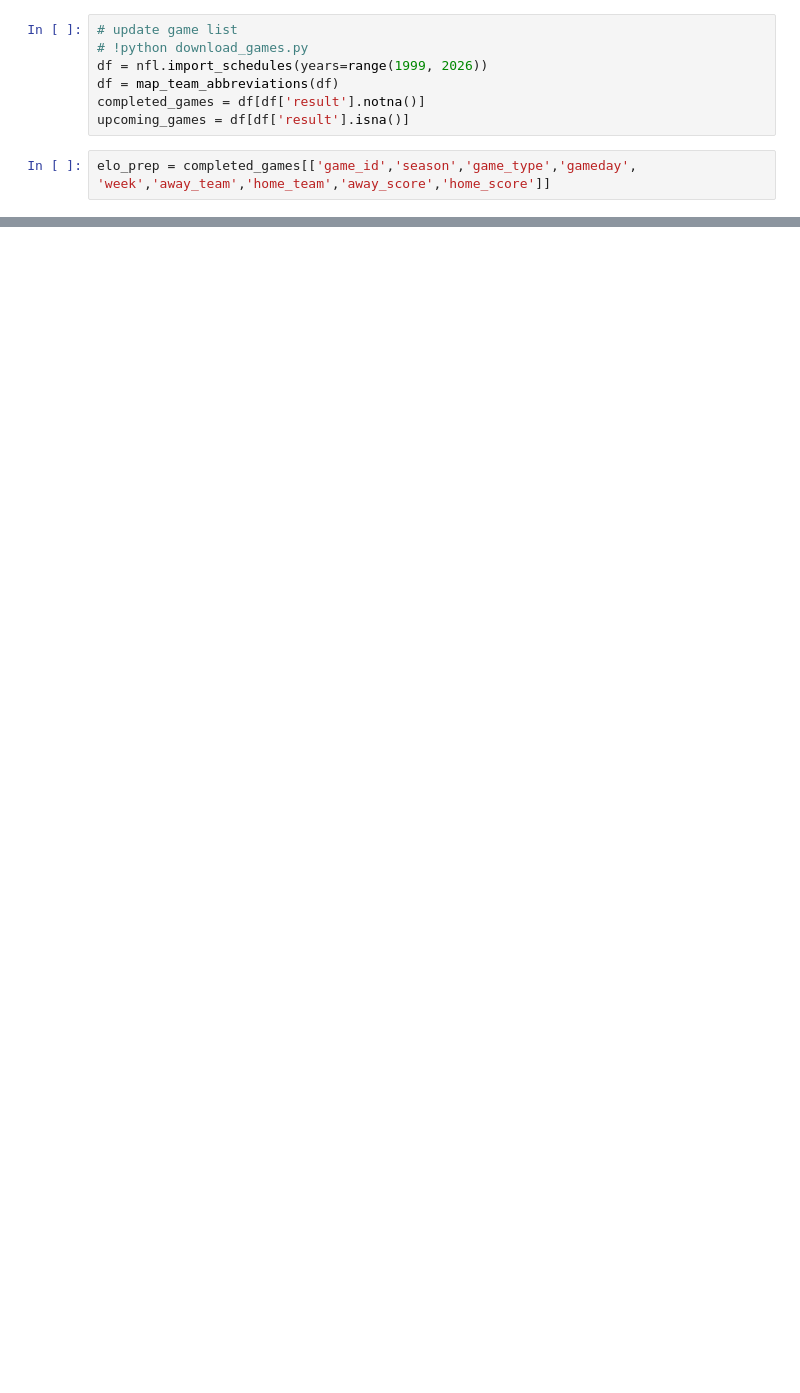
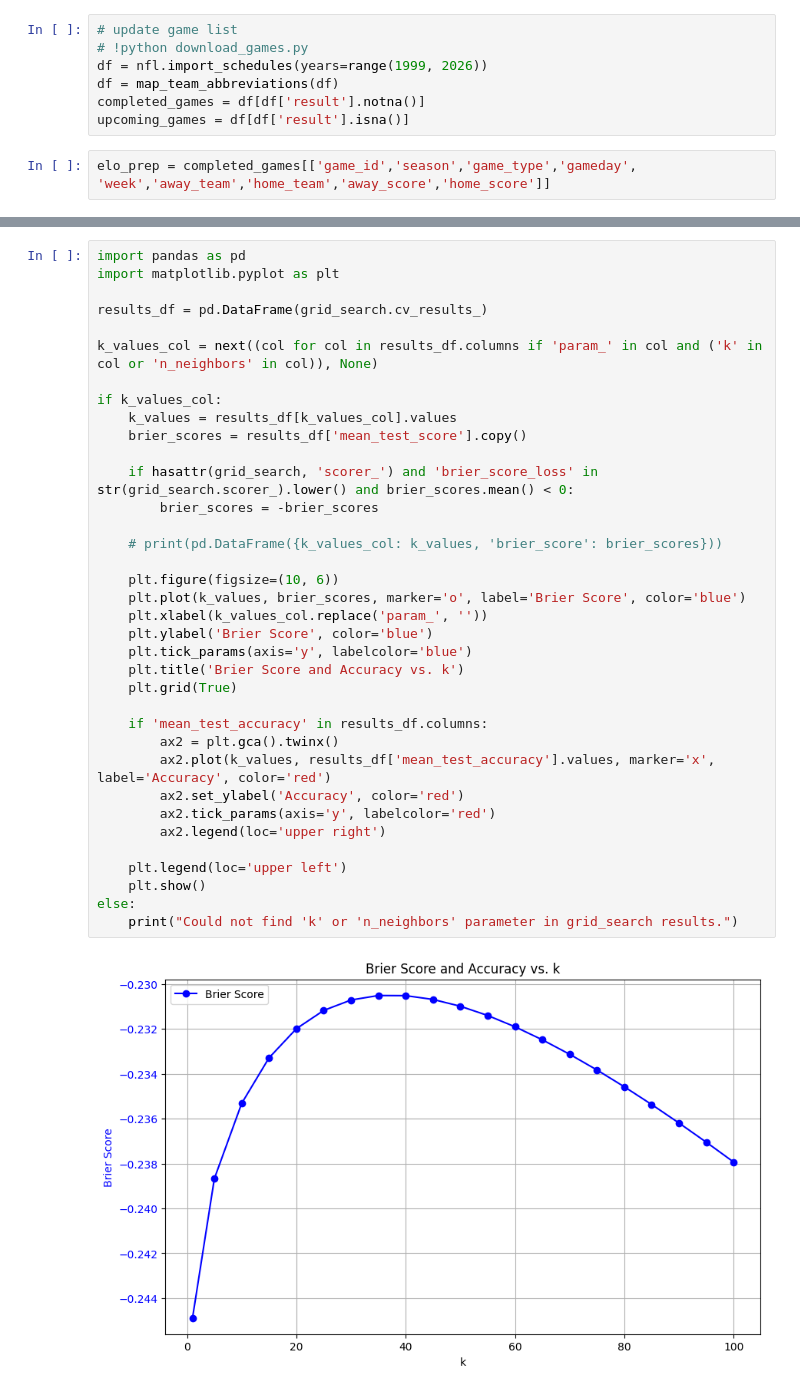
Before and after one commit to mborrus/BorBall, a Jupyter notebook: eda.ipynb, the cells around one changed output, grey strips where cells are left out. Saved outputs shown, nothing was run; the diff lists cells and outputs as text; blank space fills up the shorter version.

```diff
--- a/eda.ipynb
+++ b/eda.ipynb
@@ -153,0 +164,38 @@ print(brier_20, '\n', accuracy_20, '\n', confusion_20)
+# %%
+import pandas as pd
+import matplotlib.pyplot as plt
+
+results_df = pd.DataFrame(grid_search.cv_results_)
+
+k_values_col = next((col for col in results_df.columns if 'param_' in col and ('k' in col or 'n_neighbors' in col)), None)
+
+if k_values_col:
+    k_values = results_df[k_values_col].values
+    brier_scores = results_df['mean_test_score'].copy()
+
+    if hasattr(grid_search, 'scorer_') and 'brier_score_loss' in str(grid_search.scorer_).lower() and brier_scores.mean() < 0:
+        brier_scores = -brier_scores
+
+    # print(pd.DataFrame({k_values_col: k_values, 'brier_score': brier_scores}))
+
+    plt.figure(figsize=(10, 6))
+    plt.plot(k_values, brier_scores, marker='o', label='Brier Score', color='blue')
+    plt.xlabel(k_values_col.replace('param_', ''))
+    plt.ylabel('Brier Score', color='blue')
+    plt.tick_params(axis='y', labelcolor='blue')
+    plt.title('Brier Score and Accuracy vs. k')
+    plt.grid(True)
+
+    if 'mean_test_accuracy' in results_df.columns:
+        ax2 = plt.gca().twinx()
+        ax2.plot(k_values, results_df['mean_test_accuracy'].values, marker='x', label='Accuracy', color='red')
+        ax2.set_ylabel('Accuracy', color='red')
+        ax2.tick_params(axis='y', labelcolor='red')
+        ax2.legend(loc='upper right')
+
+    plt.legend(loc='upper left')
+    plt.show()
+else:
+    print("Could not find 'k' or 'n_neighbors' parameter in grid_search results.")
+# %% [output]
+[figure, added]
```
Also changed, not shown: parts of 25 cells of this notebook, 2 other files.
